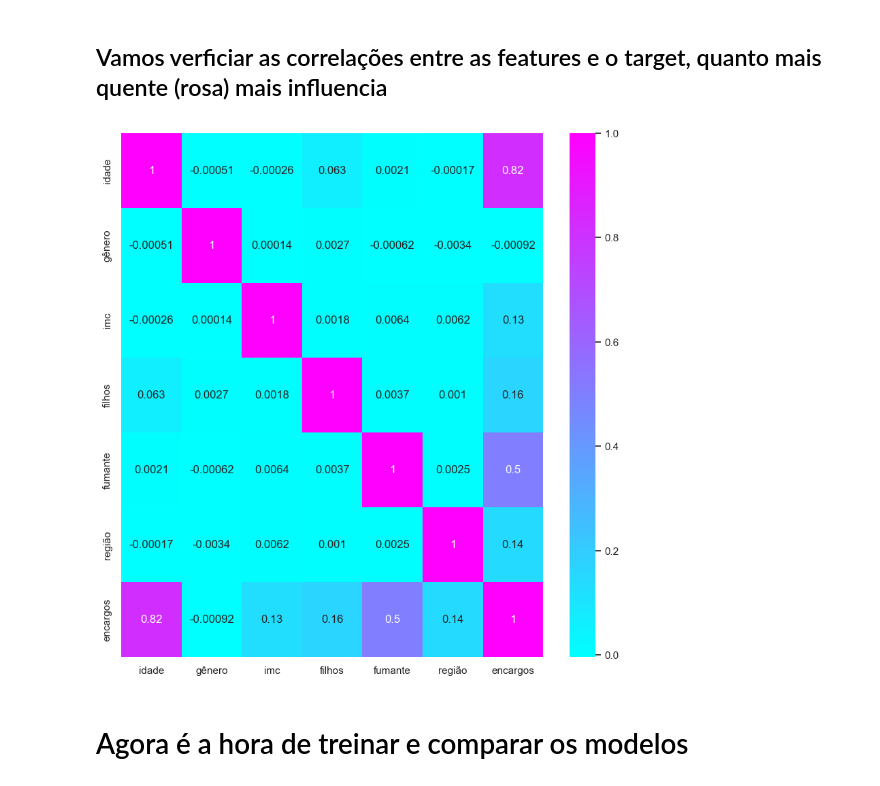
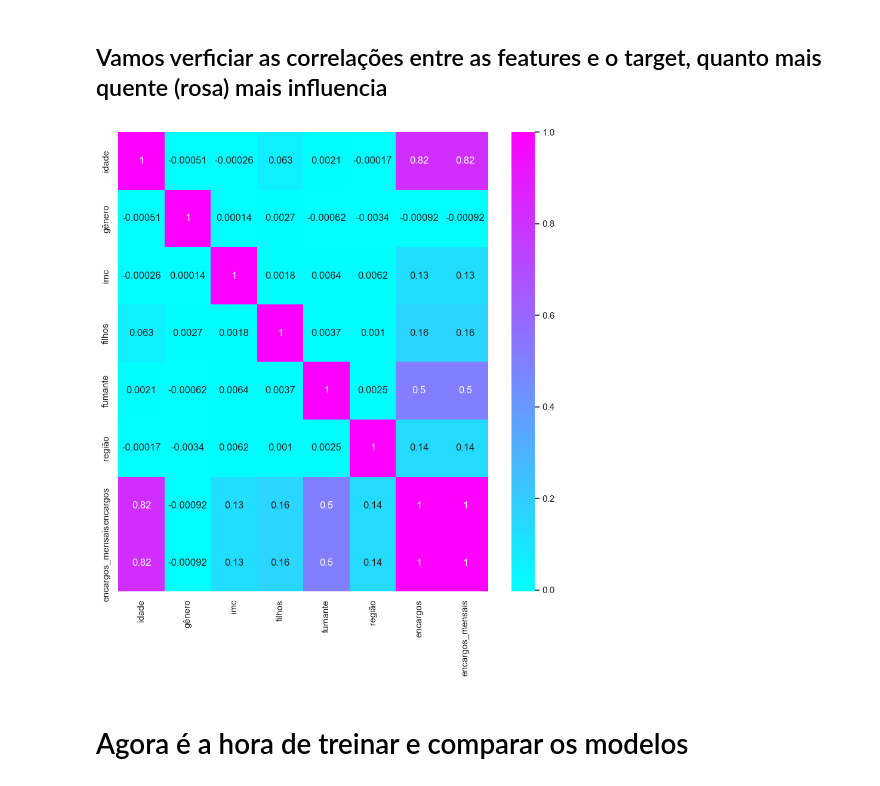
Before and after one commit to JoaoLuizDeveloper/TechChallengerPhase1, a Jupyter notebook: analise.ipynb, the cells around one changed output. Cells and saved outputs as stored; diff of their text form; code cells hidden in the pictures.

```diff
--- a/analise.ipynb
+++ b/analise.ipynb
@@ -204,3 +229,25 @@ df2_idade_filhos['filhos'].describe()
 | 78 | 2428.0 | 1.839374 | 1.430919 | 0.0 | 1.0 | 2.0 | 3.0 | 5.0 |
 | 79 | 2438.0 | 1.863823 | 1.453250 | 0.0 | 1.0 | 2.0 | 3.0 | 5.0 |
 62 rows × 8 columns
+# %%
+# Fumar com idade alta pode elevar custo
+# Garante que os encargos estão como float e já divididos por 12
+df['encargos'] = df['encargos'].astype(float)
+df['encargos_mensais'] = df['encargos'] / 12
+
+# Agrupar por idade e fumante, calculando média de custo mensal
+df_grouped = df.groupby(['idade', 'fumante'])['encargos_mensais'].mean().reset_index()
+
+# Plot
+plt.figure(figsize=(14, 8))
+sns.lineplot(data=df_grouped, x='idade', y='encargos_mensais', hue='fumante', marker='o')
+
+plt.title('Custos Médios Mensais por Idade e Hábito de Fumar')
+plt.xlabel('Idade')
+plt.ylabel('Encargo Mensal Médio (R$)')
+plt.legend(title='Fumante')
+plt.grid(True)
+plt.tight_layout()
+plt.show()
+
+#conclusão pode impactar, no entanto segue subindo os custos considerando as idades
@@ -246,10 +296,16 @@ df_transformado.describe()
 ## Vamos verficiar as correlações entre as features e o target, quanto mais quente (rosa) mais influencia
 # %%
 #Verificando a influencia que as colunas tem em relação ao encargo final
+#f, ax = plt.subplots(1, 1, figsize=(10, 10))
+df_corr = df_transformado.select_dtypes(include='number')  # seleciona só colunas numéricas
+
+#ax = sns.heatmap(df_transformado.corr(), annot=True, cmap='cool')
+
+# Verificando a influência das variáveis numéricas
 f, ax = plt.subplots(1, 1, figsize=(10, 10))
-ax = sns.heatmap(df_transformado.corr(), annot=True, cmap='cool')
+ax = sns.heatmap(df_corr.corr(), annot=True, cmap='cool')
 # %% [output]
-[figure, old version]
+[figure, new version]
 # %% [markdown]
 # Agora é a hora de treinar e comparar os modelos
 # %%
```
Also changed, not shown: parts of 15 cells of this notebook.
